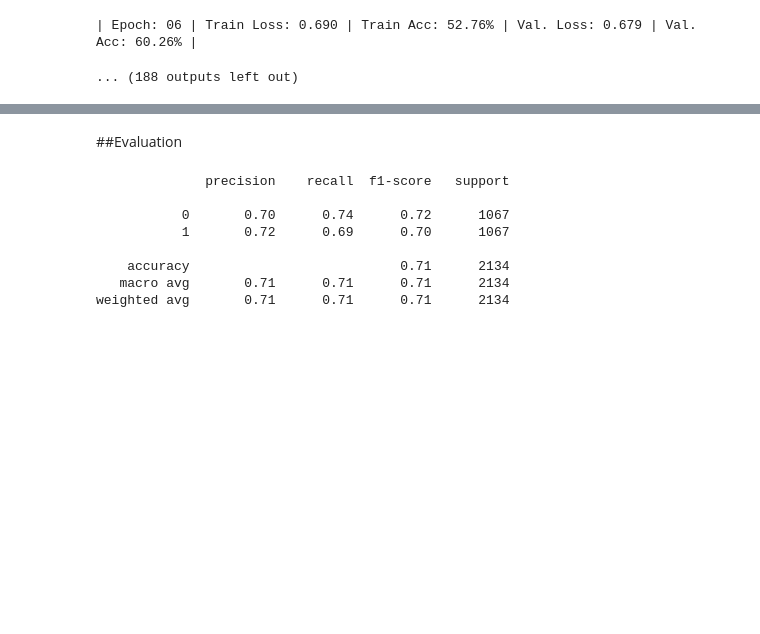
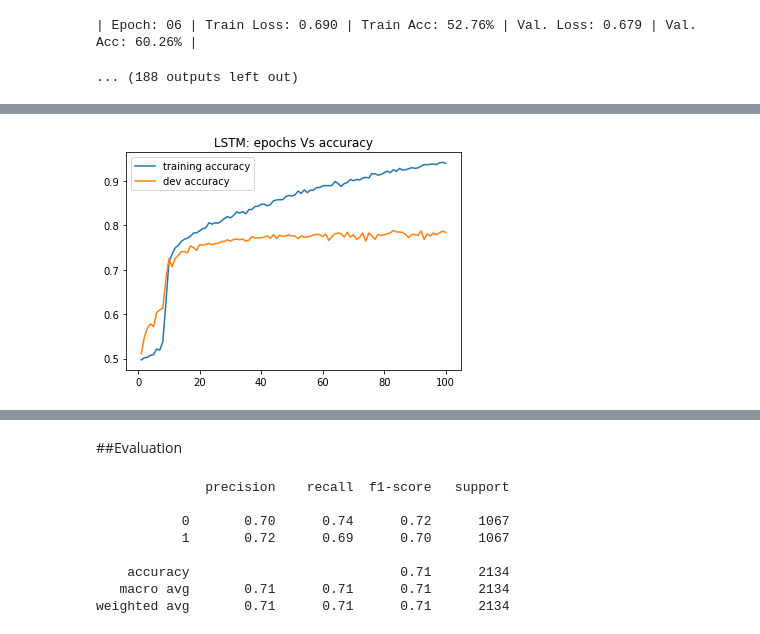
Before and after one commit to utsav-195/sentiment-analysis-using-rnn-in-pytorch, a Jupyter notebook: Sentiment Analysis.ipynb, the cells around one changed output, grey strips where cells are left out. Cells and saved outputs as stored; diff of their text form; code cells hidden in the pictures; blank space fills up the shorter version.

```diff
--- a/Sentiment Analysis.ipynb
+++ b/Sentiment Analysis.ipynb
@@ -597,0 +630,8 @@ Total time elapsed: 00:00:01
+# %%
+plt.plot(epochs, train_lstm_acc, label='training accuracy')
+plt.plot(epochs, dev_lstm_acc, label='dev accuracy')
+plt.title("LSTM: epochs Vs accuracy")
+plt.legend()
+plt.show()
+# %% [output]
+[figure, added]
```
Also changed, not shown: parts of 9 cells of this notebook.
